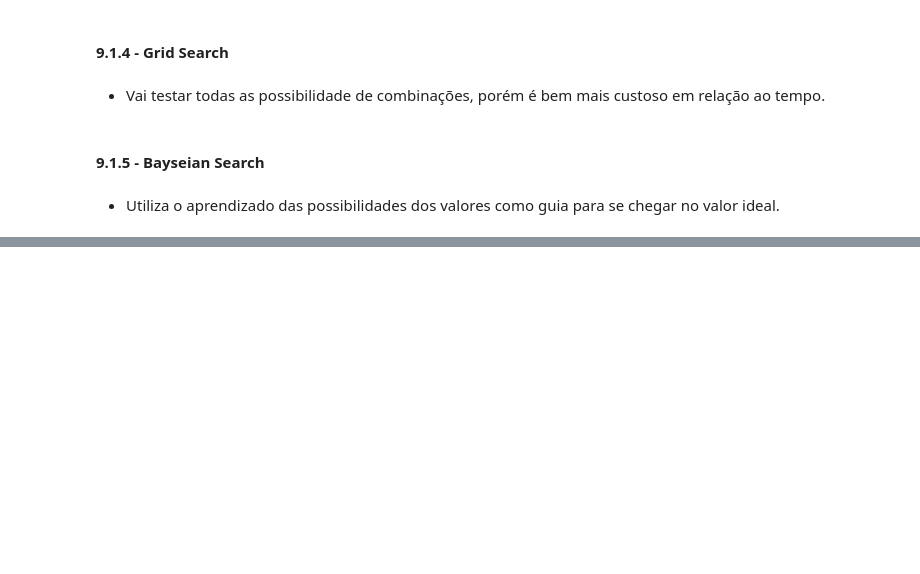
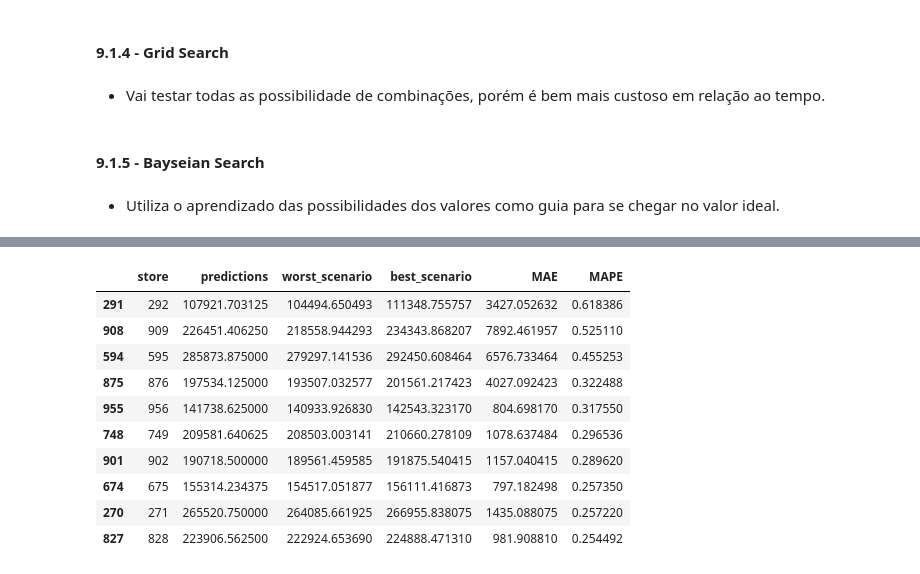
Before and after one commit to CarvalhooNeto/DataScience_Em_Producao, a Jupyter notebook: Store_Sales_Prediction-Copy1.ipynb, the cells around one changed output, grey strips where cells are left out. Cells and saved outputs as stored; diff of their text form; code cells hidden in the pictures; blank space fills up the shorter version.

```diff
--- a/Store_Sales_Prediction-Copy1.ipynb
+++ b/Store_Sales_Prediction-Copy1.ipynb
@@ -1420,0 +1461,14 @@ mpe
+# %%
+df_final.sort_values( by = 'MAPE', ascending = False).head(10)
+# %% [output]
+|  | store | predictions | worst_scenario | best_scenario | MAE | MAPE |
+| 291 | 292 | 107921.703125 | 104494.650493 | 111348.755757 | 3427.052632 | 0.618386 |
+| 908 | 909 | 226451.406250 | 218558.944293 | 234343.868207 | 7892.461957 | 0.525110 |
+| 594 | 595 | 285873.875000 | 279297.141536 | 292450.608464 | 6576.733464 | 0.455253 |
+| 875 | 876 | 197534.125000 | 193507.032577 | 201561.217423 | 4027.092423 | 0.322488 |
+| 955 | 956 | 141738.625000 | 140933.926830 | 142543.323170 | 804.698170 | 0.317550 |
+| 748 | 749 | 209581.640625 | 208503.003141 | 210660.278109 | 1078.637484 | 0.296536 |
+| 901 | 902 | 190718.500000 | 189561.459585 | 191875.540415 | 1157.040415 | 0.289620 |
+| 674 | 675 | 155314.234375 | 154517.051877 | 156111.416873 | 797.182498 | 0.257350 |
+| 270 | 271 | 265520.750000 | 264085.661925 | 266955.838075 | 1435.088075 | 0.257220 |
+| 827 | 828 | 223906.562500 | 222924.653690 | 224888.471310 | 981.908810 | 0.254492 |
```
Also changed, not shown: parts of 16 cells of this notebook.
